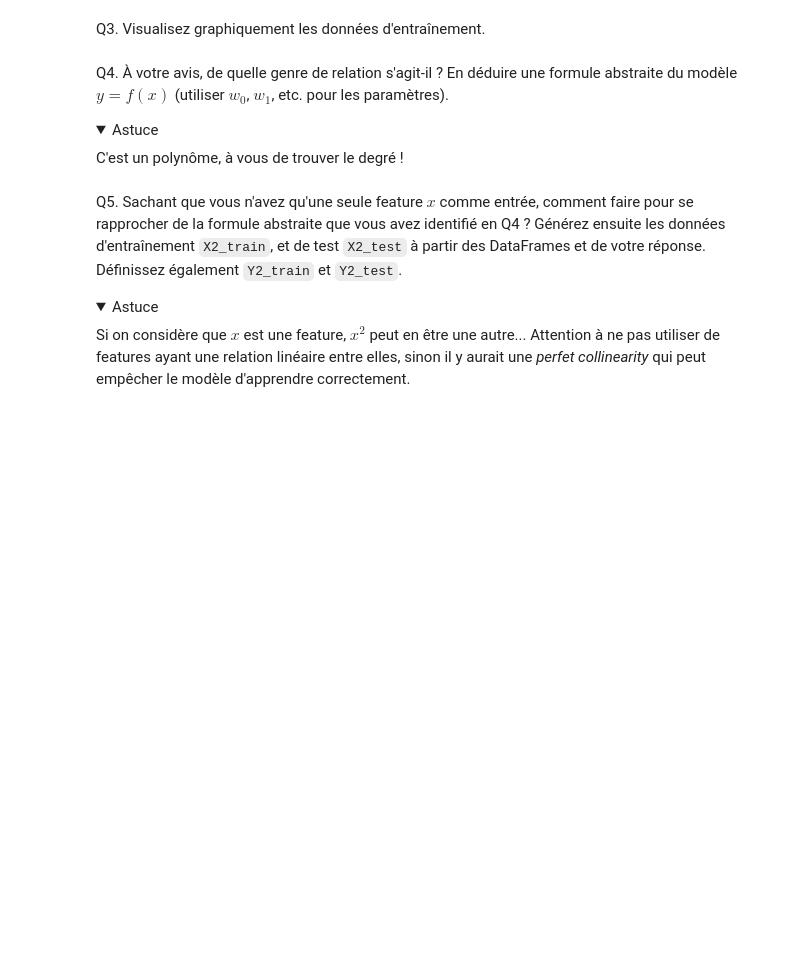
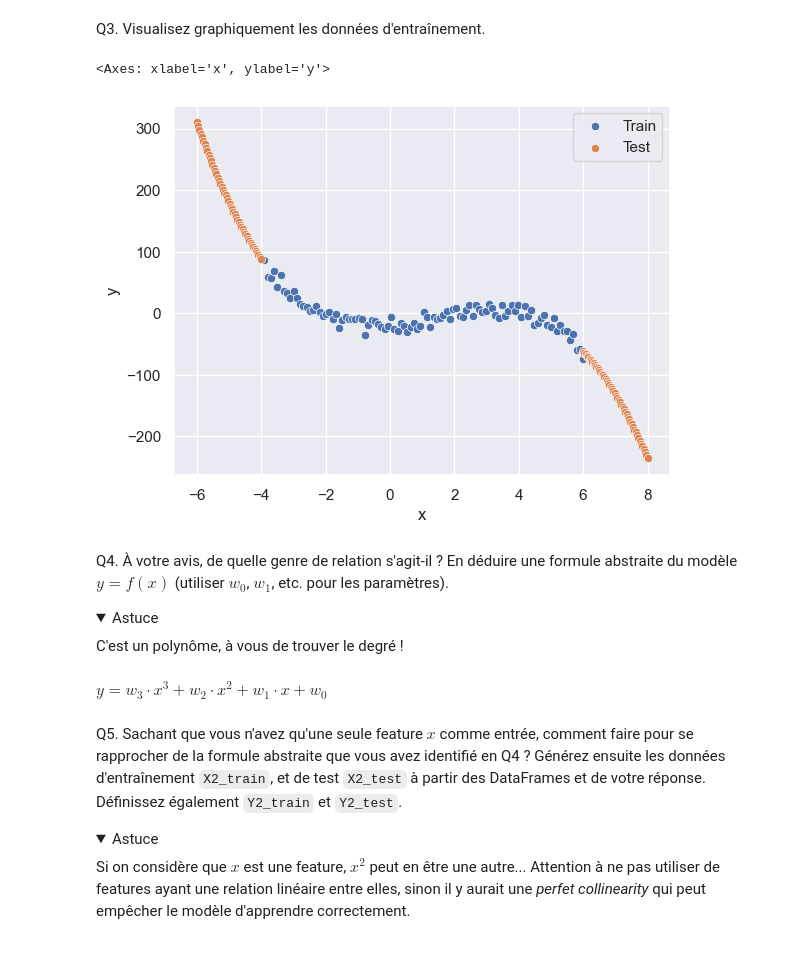
Before and after one commit to jo-pouradier/machine-learning-cpe, a Jupyter notebook: tp1.ipynb, the cells around one changed output. Cells and saved outputs as stored; diff of their text form; code cells hidden in the pictures; folded sections open; blank space fills up the shorter version.

```diff
--- a/tp1.ipynb
+++ b/tp1.ipynb
@@ -407,5 +407,8 @@ Maintenant que vous avez implémenté une régression linéaire, vous devriez ê
 Dans cet exercice, on s'intéresse toujours à des données 2D (c'est plus facile à visualiser), mais dont la relation est un peu plus complexe.
 # %% [markdown]
 Q1. Chargez les données d'entraînement du fichier `data2_train.csv` dans un DataFrame `df2_train` et celles de test du fichier `data2_test.csv` dans un DataFrame `df2_test`.
+# %%
+df2_train = pd.read_csv('data2_train.csv')
+df2_test = pd.read_csv('data2_test.csv')
 # %% [markdown]
 Q2. Affichez quelques statistiques sur les données d'entraînement : noms des colonnes, types des colonnes, valeurs min, max, quartiles.
@@ -412,5 +453,11 @@ Q2. Affichez quelques statistiques sur les données d'entraînement : noms des c
 # %% [markdown]
 Q3. Visualisez graphiquement les données d'entraînement.
+# %%
+sns.scatterplot(x='x', y='y', data=df2_train, label='Train')
+sns.scatterplot(x='x', y='y', data=df2_test, label='Test')
+# %% [output]
+<Axes: xlabel='x', ylabel='y'>
+[figure, added]
 # %% [markdown]
 Q4. À votre avis, de quelle genre de relation s'agit-il ? En déduire une formule abstraite du modèle $y = f(x)$ (utiliser $w_0$, $w_1$, etc. pour les paramètres).
 
@@ -418,6 +465,8 @@ Q4. À votre avis, de quelle genre de relation s'agit-il ? En déduire une formu
 <summary>Astuce</summary>
 C'est un polynôme, à vous de trouver le degré !
 </details>
+# %% [markdown]
+$ y = w_3 \cdot x^3 + w_2 \cdot x^2 + w_1 \cdot x + w_0 $
 # %% [markdown]
 Q5. Sachant que vous n'avez qu'une seule feature $x$ comme entrée, comment faire pour se rapprocher de la formule abstraite que vous avez identifié en Q4 ? Générez ensuite les données d'entraînement `X2_train`, et de test `X2_test` à partir des DataFrames et de votre réponse. Définissez également `Y2_train` et `Y2_test`.
 
```
Also changed, not shown: parts of 10 cells of this notebook, 2 other files.
